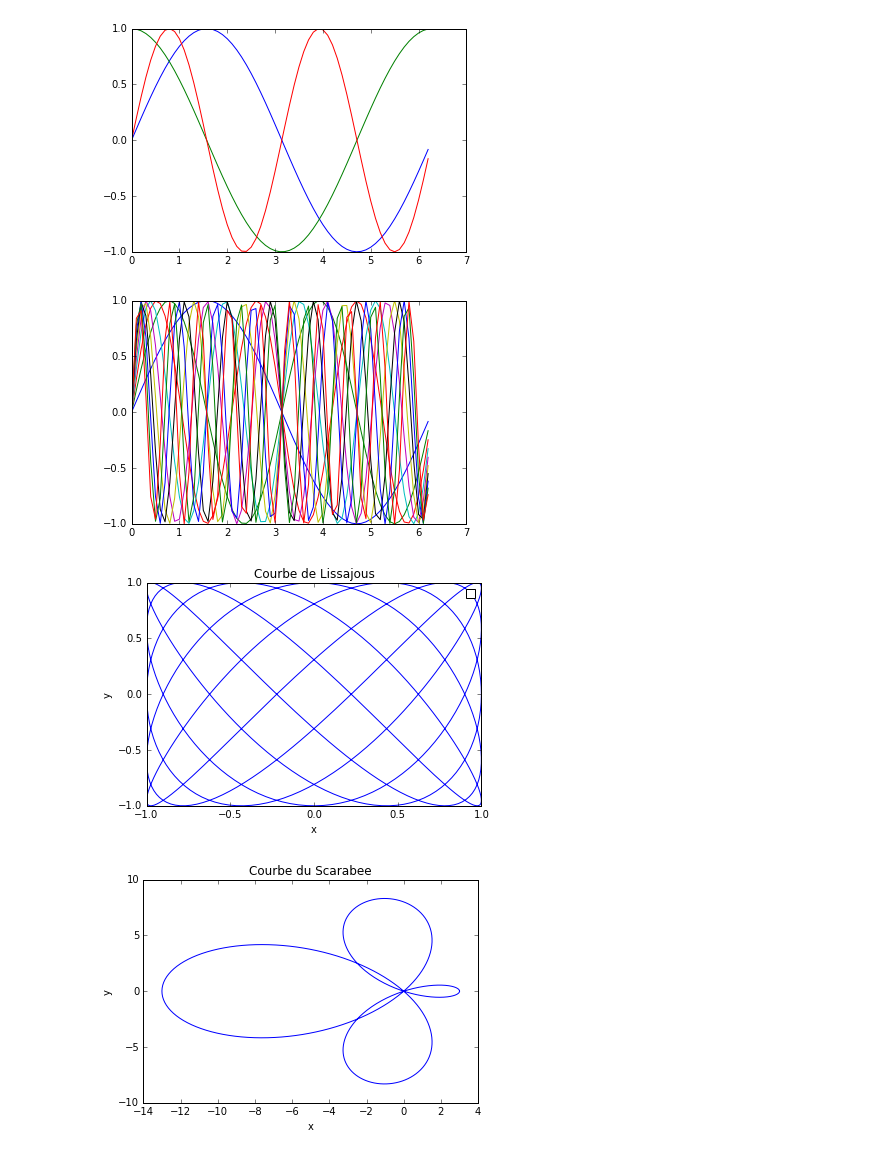
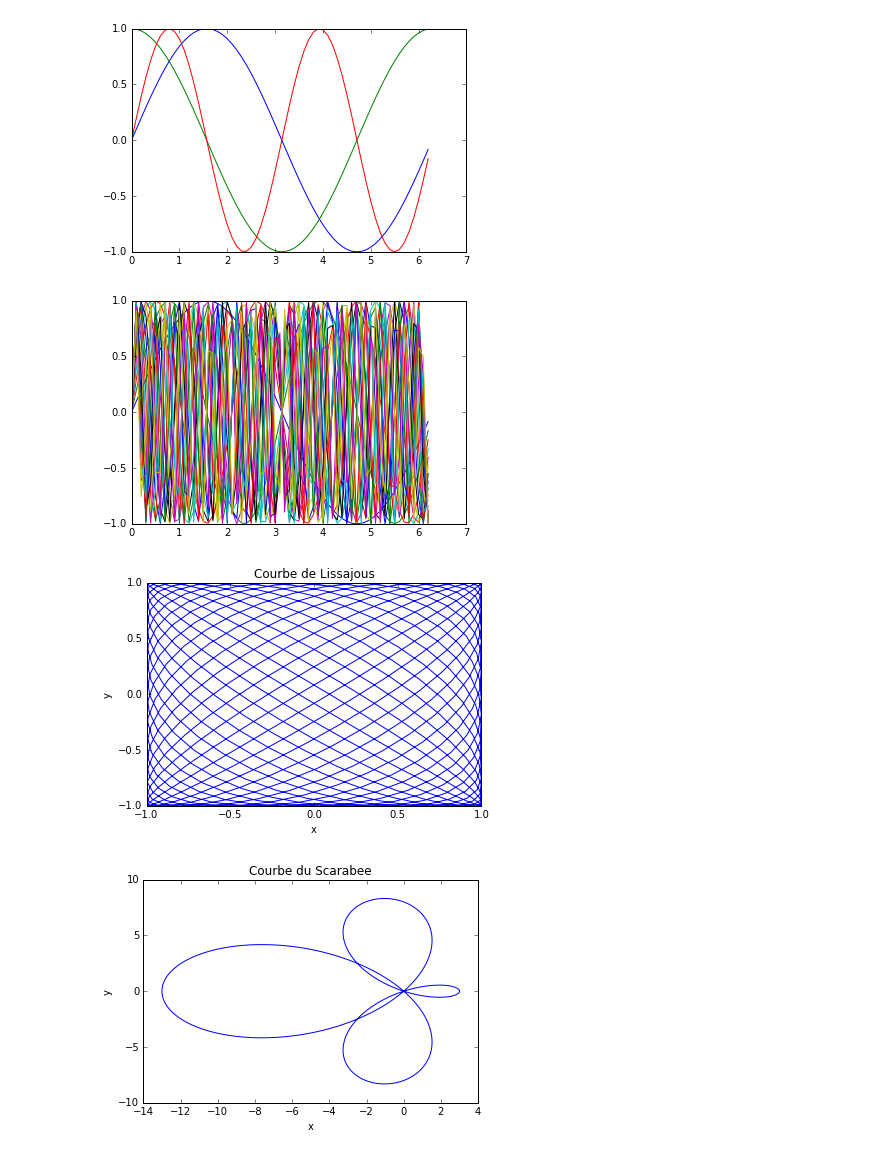
Before and after one commit to rchateauneu/survol, a Jupyter notebook: Experimental/Jupyter_Notebook_Tests/GeneralJupyterTests.ipynb, the cells around one changed output. Saved outputs shown, nothing was run; the diff lists cells and outputs as text; code cells hidden in the pictures.

```diff
--- a/Experimental/Jupyter_Notebook_Tests/GeneralJupyterTests.ipynb
+++ b/Experimental/Jupyter_Notebook_Tests/GeneralJupyterTests.ipynb
@@ -16,27 +16,27 @@ plt.show()
 # %%
 t = np.arange(0,2*np.pi,0.1)   # start,stop,step
 vec = []
-for i in range(10):
+for i in range(20):
     x = np.sin(t*(i+1))
     vec.append(t)
     vec.append(x)
 plt.plot(*vec)
 plt.show()
 # %% [output]
-[figure, old version]
+[figure, new version]
 # %%
 plt.xlabel("x")
 plt.ylabel("y")
 plt.title("Courbe de Lissajous")
 t = np.arange(0,2*np.pi,0.01)   # start,stop,step
-px = 5
-py = 7
+px = 19
+py = 17
 x = np.sin(t*px)
 y = np.cos(t*py)
 plt.plot(x,y)
 plt.show()
 # %% [output]
-[figure, old version]
+[figure, new version]
 # %%
 plt.xlabel("x")
 plt.ylabel("y")
```
Also changed, not shown: parts of 4 cells of this notebook.
